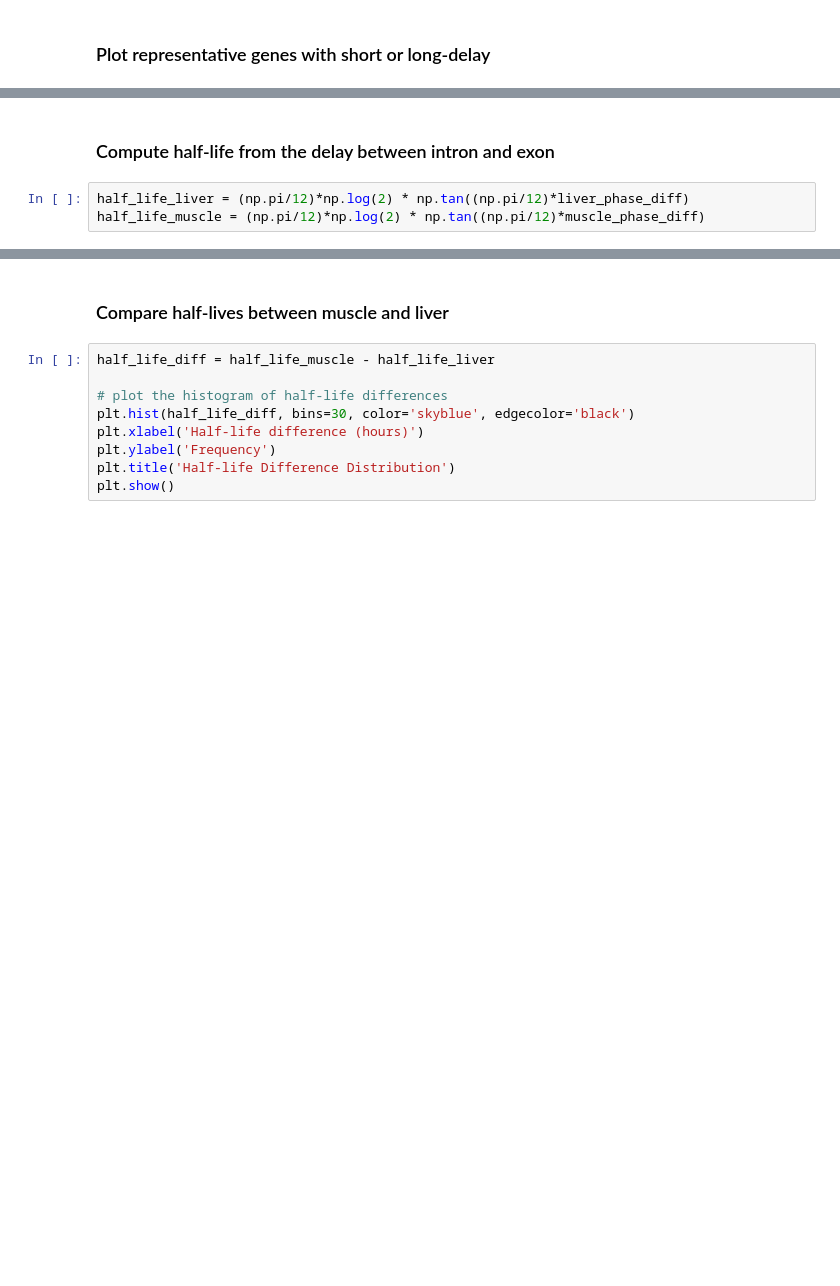
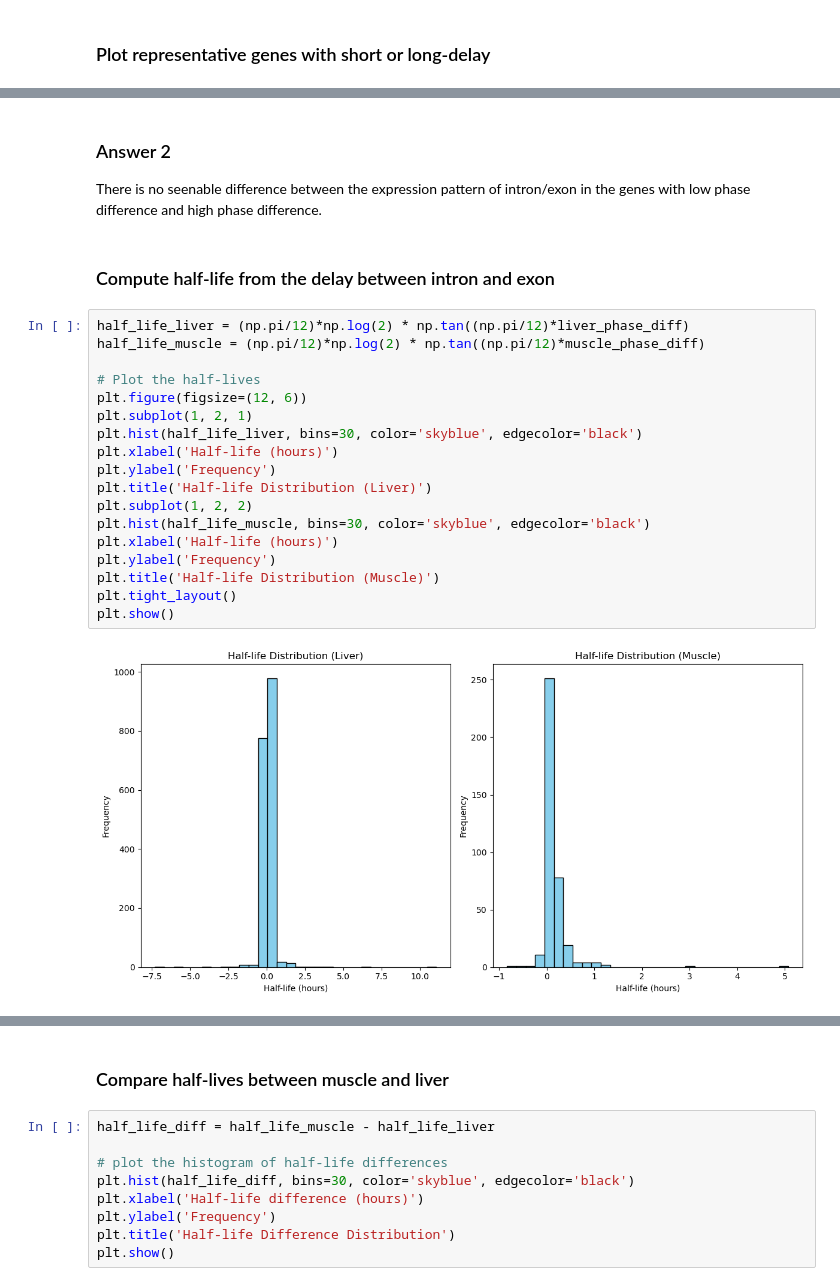
Before and after one commit to GregoirePachebat/group_18, a Jupyter notebook: Week11/Exercise_Week11_12_B_Exercises.ipynb, the cells around one changed output, grey strips where cells are left out. Saved outputs shown, nothing was run; the diff lists cells and outputs as text; blank space fills up the shorter version.

Commit message:
explanatio of answers

```diff
--- a/Week11/Exercise_Week11_12_B_Exercises.ipynb
+++ b/Week11/Exercise_Week11_12_B_Exercises.ipynb
@@ -654,5 +664,25 @@ genes_between_3_and_4_muscle = muscle_phase_diff[(muscle_phase_diff > 3) & (musc
+# %% [markdown]
+### Answer 2
+There is no seenable difference between the expression pattern of intron/exon in the genes with low phase difference and high phase difference.
 # %% [markdown]
 ### Compute half-life from the delay between intron and exon
-# %%
-half_life_liver = (np.pi/12)*np.log(2) * np.tan((np.pi/12)*liver_phase_diff)
-half_life_muscle = (np.pi/12)*np.log(2) * np.tan((np.pi/12)*muscle_phase_diff)
+# %%
+half_life_liver = (np.pi/12)*np.log(2) * np.tan((np.pi/12)*liver_phase_diff)
+half_life_muscle = (np.pi/12)*np.log(2) * np.tan((np.pi/12)*muscle_phase_diff)
+
+# Plot the half-lives
+plt.figure(figsize=(12, 6))
+plt.subplot(1, 2, 1)
+plt.hist(half_life_liver, bins=30, color='skyblue', edgecolor='black')
+plt.xlabel('Half-life (hours)')
+plt.ylabel('Frequency')
+plt.title('Half-life Distribution (Liver)')
+plt.subplot(1, 2, 2)
+plt.hist(half_life_muscle, bins=30, color='skyblue', edgecolor='black')
+plt.xlabel('Half-life (hours)')
+plt.ylabel('Frequency')
+plt.title('Half-life Distribution (Muscle)')
+plt.tight_layout()
+plt.show()
+# %% [output]
+[figure, added]
```
Also changed, not shown: parts of 4 cells of this notebook.
